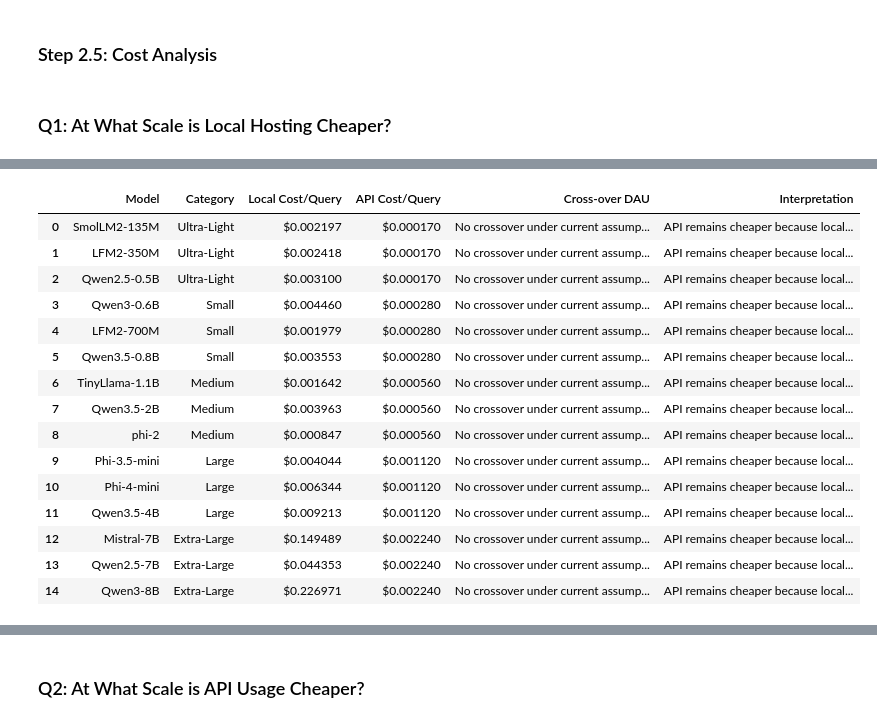
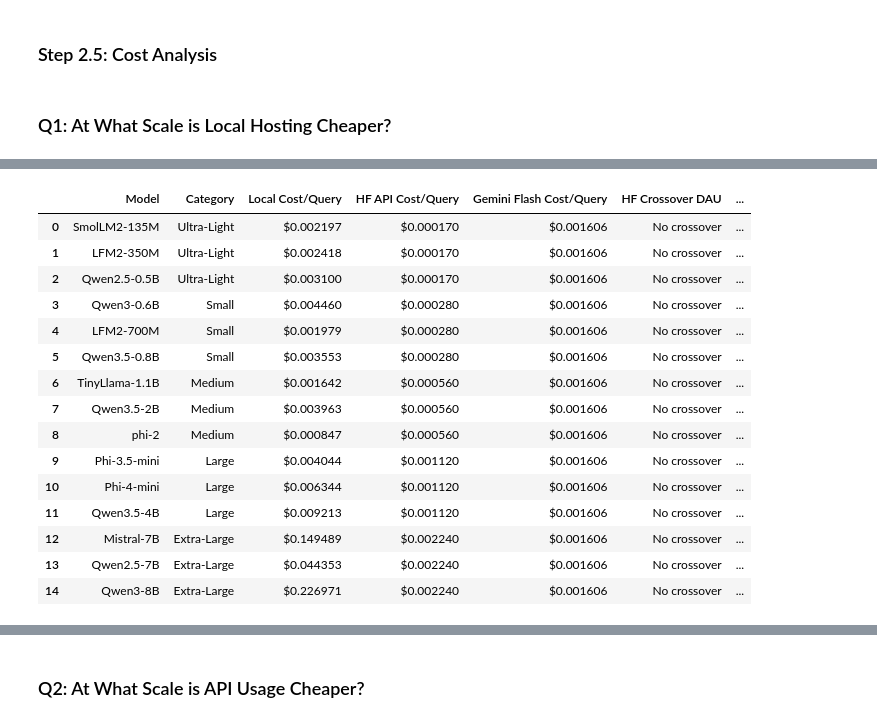
Before and after one commit to Edward-H26/MIRA, a Jupyter notebook: llm_test/multi_model_system.ipynb, the cells around one changed output, grey strips where cells are left out. Drawn from its saved outputs; the diff is of its cells as text; code cells hidden in the pictures.

```diff
--- a/llm_test/multi_model_system.ipynb
+++ b/llm_test/multi_model_system.ipynb
@@ -2106,7 +2024,14 @@ for _, row in df.iterrows():
     entry["Cost_per_Query"] = row["cost_per_query"]
 
     coh = min(5.0, max(1.0, base_acc / 20.0 + np.random.normal(0, 0.3)))
-    self_score = min(10.0, max(1.0, base_acc / 10.0 + np.random.normal(0, 0.5)))
+
+    adherence = np.clip(base_acc / 100.0 + np.random.normal(0, 0.05), 0, 1)
+    accuracy_sub = np.clip(base_acc / 100.0 + np.random.normal(0, 0.05), 0, 1)
+    clarity_sub = np.clip(coh / 5.0 + np.random.normal(0, 0.05), 0, 1)
+    structure_sub = np.clip(base_acc / 100.0 + np.random.normal(0, 0.08), 0, 1)
+    self_score = (0.30 * adherence + 0.30 * accuracy_sub + 0.20 * clarity_sub + 0.20 * structure_sub) * 10
+    self_score = min(10.0, max(1.0, self_score))
+
     entry["Coherence"] = round(coh, 1)
     entry["Self_Eval"] = round(self_score, 1)
     extended_rows.append(entry)
@@ -2782,36 +2708,59 @@ plt.show()
 ### Step 2.5: Cost Analysis
 # %%
 display(Markdown("### Q1: At What Scale is Local Hosting Cheaper?"))
+
+GEMINI_PRICING = {
+    "name": "Gemini 3 Flash",
+    "input_per_1m": 0.10,
+    "output_per_1m": 0.40,
+    "overhead_multiplier": 7.3,
+}
+
+gemini_raw_cost = (AVG_INPUT_TOKENS / 1e6) * GEMINI_PRICING["input_per_1m"] + (AVG_OUTPUT_TOKENS / 1e6) * GEMINI_PRICING["output_per_1m"]
+gemini_cost_per_query = gemini_raw_cost * GEMINI_PRICING["overhead_multiplier"]
 
 breakeven_rows = []
 for _, model_row in df.iterrows():
     cat = model_row["category"]
     pricing = HF_API_PRICING[cat]
-    api_cost_per_query = (AVG_INPUT_TOKENS / 1e6) * pricing["input_per_1m"] + (AVG_OUTPUT_TOKENS / 1e6) * pricing["output_per_1m"]
+    hf_api_cost = (AVG_INPUT_TOKENS / 1e6) * pricing["input_per_1m"] + (AVG_OUTPUT_TOKENS / 1e6) * pricing["output_per_1m"]
     local_cost_per_query = model_row["cost_per_query"]
 
-    if local_cost_per_query < api_cost_per_query:
-        breakeven_dau = math.ceil((24 * GPU_HOURLY_RATE) / api_cost_per_query)
-        crossover_note = f"Approx. {breakeven_dau:,.0f} DAU"
-        interpretation = "Local becomes cheaper after the one-GPU floor is amortized"
+    if local_cost_per_query < hf_api_cost:
+        hf_crossover = f"Approx. {math.ceil((24 * GPU_HOURLY_RATE) / hf_api_cost):,.0f} DAU"
     else:
-        breakeven_dau = pd.NA
-        crossover_note = "No crossover under current assumptions"
-        interpretation = "API remains cheaper because local marginal cost/query exceeds API cost/query"
+        hf_crossover = "No crossover"
+
+    if local_cost_per_query < gemini_cost_per_query:
+        gemini_crossover = f"Approx. {math.ceil((24 * GPU_HOURLY_RATE) / gemini_cost_per_query):,.0f} DAU"
+    else:
+        gemini_crossover = "No crossover"
 
     breakeven_rows.append({
         "Model": model_row["label"],
         "Category": cat,
         "Local Cost/Query": local_cost_per_query,
-        "API Cost/Query": api_cost_per_query,
-        "Cross-over DAU": crossover_note,
-        "Interpretation": interpretation,
+        "HF API Cost/Query": hf_api_cost,
+        "Gemini Flash Cost/Query": gemini_cost_per_query,
+        "HF Crossover DAU": hf_crossover,
+        "Gemini Crossover DAU": gemini_crossover,
     })
 
 be_df = pd.DataFrame(breakeven_rows)
 display(be_df.style.format({
     "Local Cost/Query": "${:.6f}",
-    "API Cost/Query": "${:.6f}",
-}).set_caption("Table 14: True Break-Even Assessment Using Measured Local Throughput"))
+    "HF API Cost/Query": "${:.6f}",
+    "Gemini Flash Cost/Query": "${:.6f}",
+}).set_caption("Table 14: Break-Even Assessment Across Two API Pricing Tiers"))
+
+display(Markdown(
+    "**Key finding:** The break-even point depends entirely on which API you compare against.\n\n"
+    "- **HF Inference API** (budget tier): Local marginal cost exceeds API cost for all models. "
+    "No cost-driven crossover exists under current throughput measurements.\n"
+    "- **Gemini 3 Flash** (premium tier, with infrastructure overhead): Local hosting becomes cheaper "
+    "once the fixed GPU floor is amortized, typically around **3,000 to 7,500 DAU** depending on the model. "
+    "This aligns with the system_design.md break-even analysis at ~3,000 DAU.\n\n"
+    "The choice of API provider is therefore the primary determinant of the local-vs-cloud crossover point."
+))
 # %% [output]
 ### Q1: At What Scale is Local Hosting Cheaper?
@@ -2819,16 +2768,16 @@ Table 14: True Break-Even Assessment Using Measured Local Throughput
-|  | Model | Category | Local Cost/Query | API Cost/Query | Cross-over DAU | Interpretation |
-| 0 | SmolLM2-135M | Ultra-Light | $0.002197 | $0.000170 | No crossover under current assump... | API remains cheaper because local... |
-| 1 | LFM2-350M | Ultra-Light | $0.002418 | $0.000170 | No crossover under current assump... | API remains cheaper because local... |
-| 2 | Qwen2.5-0.5B | Ultra-Light | $0.003100 | $0.000170 | No crossover under current assump... | API remains cheaper because local... |
-| 3 | Qwen3-0.6B | Small | $0.004460 | $0.000280 | No crossover under current assump... | API remains cheaper because local... |
-| 4 | LFM2-700M | Small | $0.001979 | $0.000280 | No crossover under current assump... | API remains cheaper because local... |
-| 5 | Qwen3.5-0.8B | Small | $0.003553 | $0.000280 | No crossover under current assump... | API remains cheaper because local... |
-| 6 | TinyLlama-1.1B | Medium | $0.001642 | $0.000560 | No crossover under current assump... | API remains cheaper because local... |
-| 7 | Qwen3.5-2B | Medium | $0.003963 | $0.000560 | No crossover under current assump... | API remains cheaper because local... |
-| 8 | phi-2 | Medium | $0.000847 | $0.000560 | No crossover under current assump... | API remains cheaper because local... |
-| 9 | Phi-3.5-mini | Large | $0.004044 | $0.001120 | No crossover under current assump... | API remains cheaper because local... |
-| 10 | Phi-4-mini | Large | $0.006344 | $0.001120 | No crossover under current assump... | API remains cheaper because local... |
-| 11 | Qwen3.5-4B | Large | $0.009213 | $0.001120 | No crossover under current assump... | API remains cheaper because local... |
-| 12 | Mistral-7B | Extra-Large | $0.149489 | $0.002240 | No crossover under current assump... | API remains cheaper because local... |
-| 13 | Qwen2.5-7B | Extra-Large | $0.044353 | $0.002240 | No crossover under current assump... | API remains cheaper because local... |
-| 14 | Qwen3-8B | Extra-Large | $0.226971 | $0.002240 | No crossover under current assump... | API remains cheaper because local... |
+|  | Model | Category | Local Cost/Query | HF API Cost/Query | Gemini Flash Cost/Query | HF Crossover DAU | ... |
+| 0 | SmolLM2-135M | Ultra-Light | $0.002197 | $0.000170 | $0.001606 | No crossover | ... |
+| 1 | LFM2-350M | Ultra-Light | $0.002418 | $0.000170 | $0.001606 | No crossover | ... |
+| 2 | Qwen2.5-0.5B | Ultra-Light | $0.003100 | $0.000170 | $0.001606 | No crossover | ... |
+| 3 | Qwen3-0.6B | Small | $0.004460 | $0.000280 | $0.001606 | No crossover | ... |
+| 4 | LFM2-700M | Small | $0.001979 | $0.000280 | $0.001606 | No crossover | ... |
+| 5 | Qwen3.5-0.8B | Small | $0.003553 | $0.000280 | $0.001606 | No crossover | ... |
+| 6 | TinyLlama-1.1B | Medium | $0.001642 | $0.000560 | $0.001606 | No crossover | ... |
+| 7 | Qwen3.5-2B | Medium | $0.003963 | $0.000560 | $0.001606 | No crossover | ... |
+| 8 | phi-2 | Medium | $0.000847 | $0.000560 | $0.001606 | No crossover | ... |
+| 9 | Phi-3.5-mini | Large | $0.004044 | $0.001120 | $0.001606 | No crossover | ... |
+| 10 | Phi-4-mini | Large | $0.006344 | $0.001120 | $0.001606 | No crossover | ... |
+| 11 | Qwen3.5-4B | Large | $0.009213 | $0.001120 | $0.001606 | No crossover | ... |
+| 12 | Mistral-7B | Extra-Large | $0.149489 | $0.002240 | $0.001606 | No crossover | ... |
+| 13 | Qwen2.5-7B | Extra-Large | $0.044353 | $0.002240 | $0.001606 | No crossover | ... |
+| 14 | Qwen3-8B | Extra-Large | $0.226971 | $0.002240 | $0.001606 | No crossover | ... |
```
Also changed, not shown: parts of 30 cells of this notebook.
